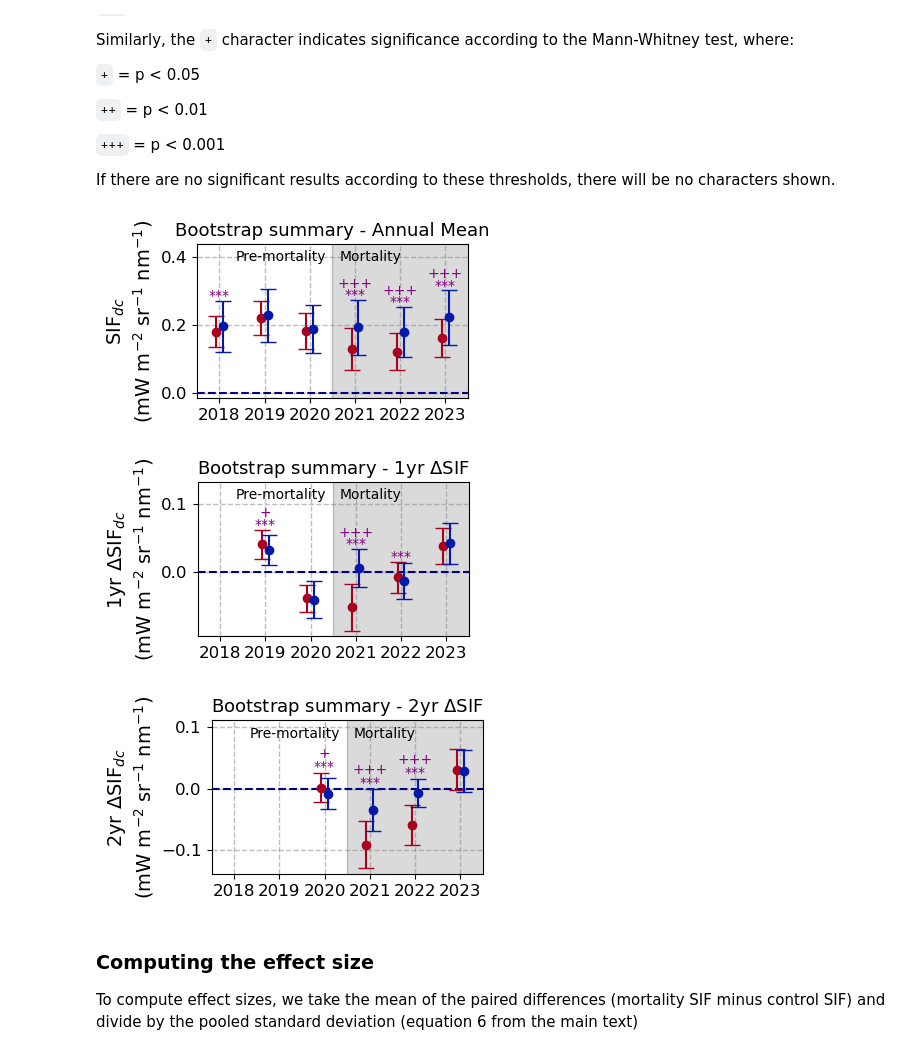
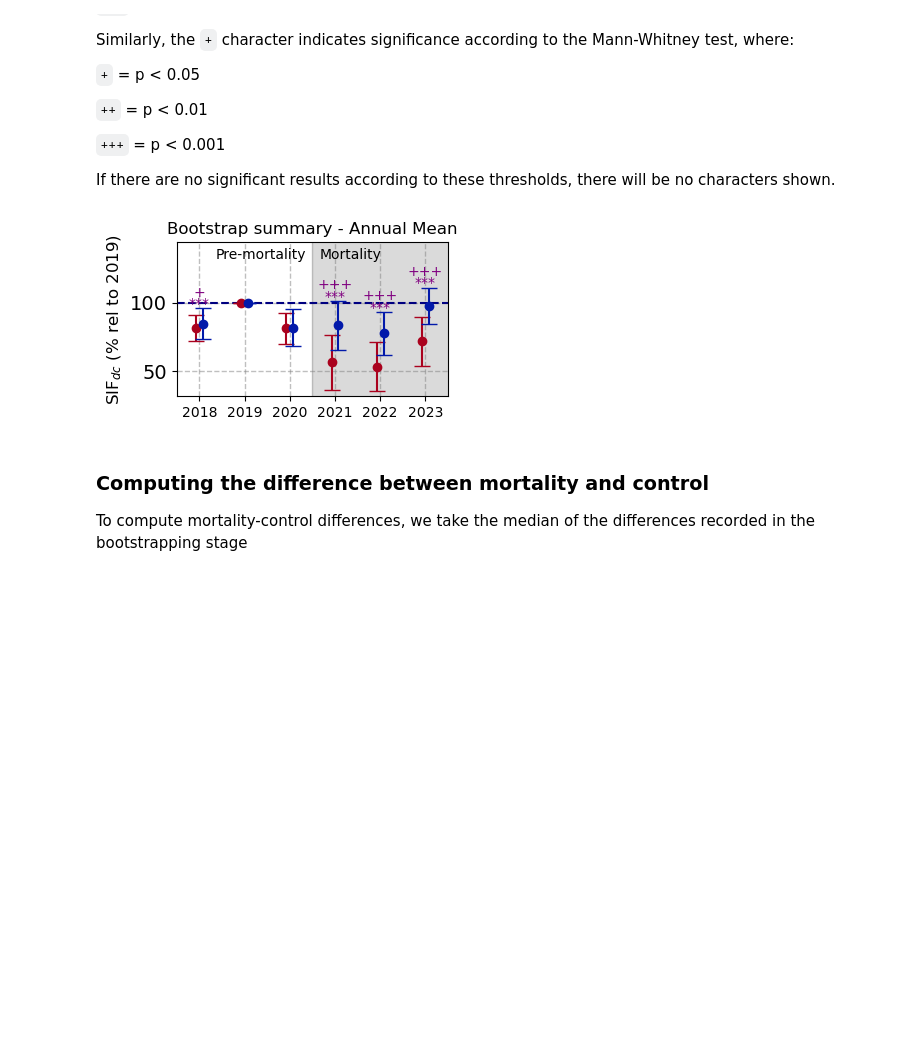
Before and after one commit to lkunik/SIF_mortality_detection, a Jupyter notebook: 01_pairwise_bootstrap_SIF.ipynb, the cells around one changed output. Drawn from its saved outputs; the diff is of its cells as text; code cells hidden in the pictures; blank space fills up the shorter version.

Commit message:
PRB update for resubmission
Updated 01_pairwise_bootstrap_SIF.ipynb to use the % relative to baseline method

```diff
--- a/01_pairwise_bootstrap_SIF.ipynb
+++ b/01_pairwise_bootstrap_SIF.ipynb
@@ -513,7 +527,7 @@ for ii, mortality_pixel in enumerate(mortality_polygon_gdf_sampled.itertuples())
 
     centroid = mortality_pixel.geometry.centroid
 
-    mortality_pixel_vals = SIF_annual_xr[dat_var].sel(x=centroid.x, y=centroid.y, method="nearest").values
+    mortality_pixel_vals = SIF_annual_xr_scale.sel(x=centroid.x, y=centroid.y, method="nearest").values
 
     elev_value = elev_xr.sel(x=centroid.x, y=centroid.y, method="nearest")['elevation'].item()
     TCC_value = TCC_xr.sel(x=centroid.x, y=centroid.y, method="nearest")['tree_canopy_cover'].item()
@@ -547,7 +561,7 @@ for ii, mortality_pixel in enumerate(mortality_polygon_gdf_sampled.itertuples())
         # Extract x and y coordinates as indices from the original datasets' grid
         x_coord = elev_xr_control_clip.x.values[sampled_coord[1]]
         y_coord = elev_xr_control_clip.y.values[sampled_coord[0]]
-        control_pixel_vals = SIF_annual_xr[dat_var].sel(x=x_coord, y=y_coord, method="nearest").values
+        control_pixel_vals = SIF_annual_xr_scale.sel(x=x_coord, y=y_coord, method="nearest").values
 
         # Keep track of the sampled elevation, TCC, latitude values
         control_sampled_elev_arr.append(elev_xr_control_clip.elevation.sel(x=x_coord, y=y_coord, method="nearest").item())
@@ -881,9 +895,7 @@ for ensemble_iter in range(30):
         bootstrap_SIF_ds['mortality'].loc[ii, :] = mortality_pixel_vals
         bootstrap_SIF_ds['control'].loc[ii, :] = control_pixel_vals
 
-    summary_absolute_mean_df = functions.stat_summary(bootstrap_SIF_ds)
-    summary_1yr_diff_df = functions.stat_summary(bootstrap_SIF_ds, shift_years = 1)
-    summary_2yr_diff_df = functions.stat_summary(bootstrap_SIF_ds, shift_years = 2)
+    summary_absolute_mean_df = functions.stat_summary(bootstrap_SIF_ds, reference_year = baseline_year)
 
     # elev_control_kde_sampled, elev_control_density_sampled, elev_control_non_nan_sampled = functions.compute_kde_density_from_gdf(control_polygon_gdf_sampled, elev_xr, 'elevation', elevation_range)
     # TCC_control_kde_sampled, TCC_control_density_sampled, TCC_control_non_nan_sampled = functions.compute_kde_density_from_gdf(control_polygon_gdf_sampled, TCC_xr, 'tree_canopy_cover', TCC_range)
@@ -1098,7 +1066,7 @@ for ensemble_iter in range(num_repeats):
 
         centroid = mortality_pixel.geometry.centroid
 
-        mortality_pixel_vals = SIF_annual_xr[dat_var].sel(x=centroid.x, y=centroid.y, method="nearest").values
+        mortality_pixel_vals = SIF_annual_xr_scale.sel(x=centroid.x, y=centroid.y, method="nearest").values
 
         elev_value = elev_xr.sel(x=centroid.x, y=centroid.y, method="nearest")['elevation'].item()
         TCC_value = TCC_xr.sel(x=centroid.x, y=centroid.y, method="nearest")['tree_canopy_cover'].item()
@@ -1125,17 +1093,13 @@ for ensemble_iter in range(num_repeats):
             # Extract x and y coordinates as indices from the original datasets' grid
             x_coord = elev_xr_control_clip.x.values[sampled_coord[1]]
             y_coord = elev_xr_control_clip.y.values[sampled_coord[0]]
-            control_pixel_vals = SIF_annual_xr[dat_var].sel(x=x_coord, y=y_coord, method="nearest").values
+            control_pixel_vals = SIF_annual_xr_scale.sel(x=x_coord, y=y_coord, method="nearest").values
 
         bootstrap_SIF_ds['mortality'].loc[ii, :] = mortality_pixel_vals
         bootstrap_SIF_ds['control'].loc[ii, :] = control_pixel_vals
 
-    summary_absolute_mean_df = functions.stat_summary(bootstrap_SIF_ds)
-    summary_1yr_diff_df = functions.stat_summary(bootstrap_SIF_ds, shift_years = 1)
-    summary_2yr_diff_df = functions.stat_summary(bootstrap_SIF_ds, shift_years = 2)
+    summary_absolute_mean_df = functions.stat_summary(bootstrap_SIF_ds, reference_year = baseline_year)
     summary_ann_mean_arr.append(summary_absolute_mean_df)
-    summary_1yr_delta_arr.append(summary_1yr_diff_df)
-    summary_2yr_delta_arr.append(summary_2yr_diff_df)
 # %% [output]
 Bootstrap iteration: 99
 # %% [markdown]
@@ -1163,46 +1127,21 @@ If there are no significant results according to these thresholds, there will be
 # %%
 
 summary_ann_mean = functions.calculate_mean_across_dataframes(summary_ann_mean_arr)
 summary_ann_mean = functions.add_significance_columns(summary_ann_mean)
-summary_1yr_delta = functions.calculate_mean_across_dataframes(summary_1yr_delta_arr)
-summary_1yr_delta = functions.add_significance_columns(summary_1yr_delta)
-summary_2yr_delta = functions.calculate_mean_across_dataframes(summary_2yr_delta_arr)
-summary_2yr_delta = functions.add_significance_columns(summary_2yr_delta)
 
 fig, ax = plt.subplots(figsize=(3.5, 2))
 functions.plot_summary(summary_df = summary_ann_mean,
       plot_title = r'Bootstrap summary - Annual Mean',
-      yax_label = r'SIF$_{dc}$' + '\n' + r'(mW m$^{-2}$ sr$^{-1}$ nm$^{-1}$)',
+      yax_label = r'SIF$_{dc}$ (% rel to 2019)',
       mortality_year = mortality_year,
       fig=fig, ax=ax, plot_significance_chars=True)
 plt.show()
-
-
-fig, ax = plt.subplots(figsize=(3.5, 2))
-functions.plot_summary(summary_df = summary_1yr_delta,
-      plot_title = r'Bootstrap summary - 1yr $\Delta$SIF',
-      yax_label = r'1yr $\Delta$SIF$_{dc}$' + '\n' + r'(mW m$^{-2}$ sr$^{-1}$ nm$^{-1}$)',
-      mortality_year = mortality_year,
-      fig=fig, ax=ax, plot_significance_chars=True)
-
-plt.show()
-
-fig, ax = plt.subplots(figsize=(3.5, 2))
-functions.plot_summary(summary_df = summary_2yr_delta,
-      plot_title = r'Bootstrap summary - 2yr $\Delta$SIF',
-      yax_label = r'2yr $\Delta$SIF$_{dc}$' + '\n' + r'(mW m$^{-2}$ sr$^{-1}$ nm$^{-1}$)',
-      mortality_year = mortality_year,
-      fig=fig, ax=ax, plot_significance_chars=True)
-
-plt.show()
 # %% [output]
-[figure, old version]
+[figure, new version]
-[figure, removed]
-[figure, removed]
 # %% [markdown]
-### Computing the effect size
+### Computing the difference between mortality and control
 
-To compute effect sizes, we take the mean of the paired differences (mortality SIF minus control SIF) and divide by the pooled standard deviation (equation 6 from the main text)
+To compute mortality-control differences, we take the median of the differences recorded in the bootstrapping stage
 # %%
 print('Annual SIF:')
 mean_diff_annual = summary_ann_mean[summary_ann_mean['year'] == mortality_year]['mean_diff'].item()
```
Also changed, not shown: parts of 11 cells of this notebook.
